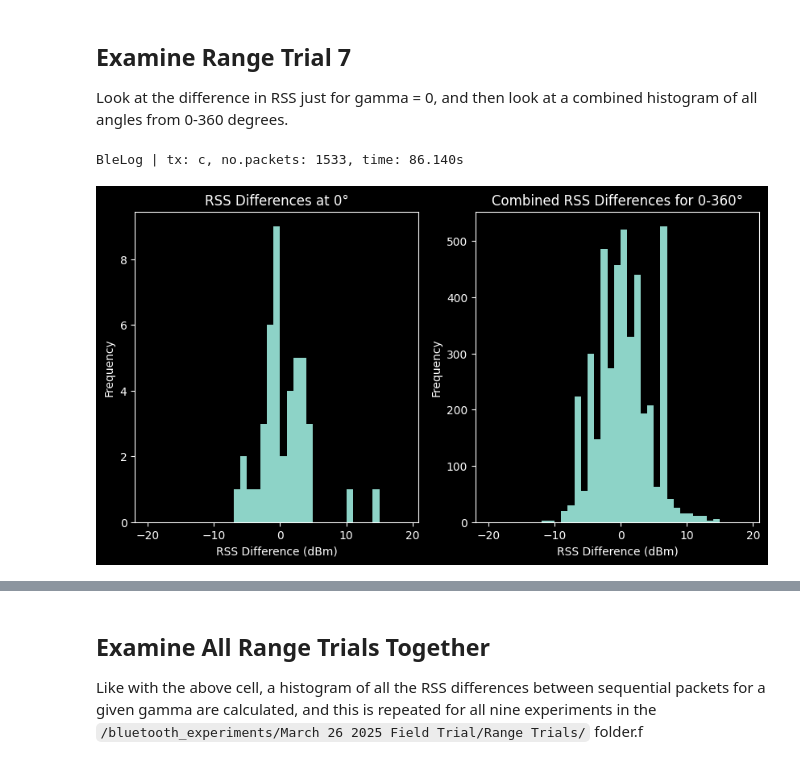
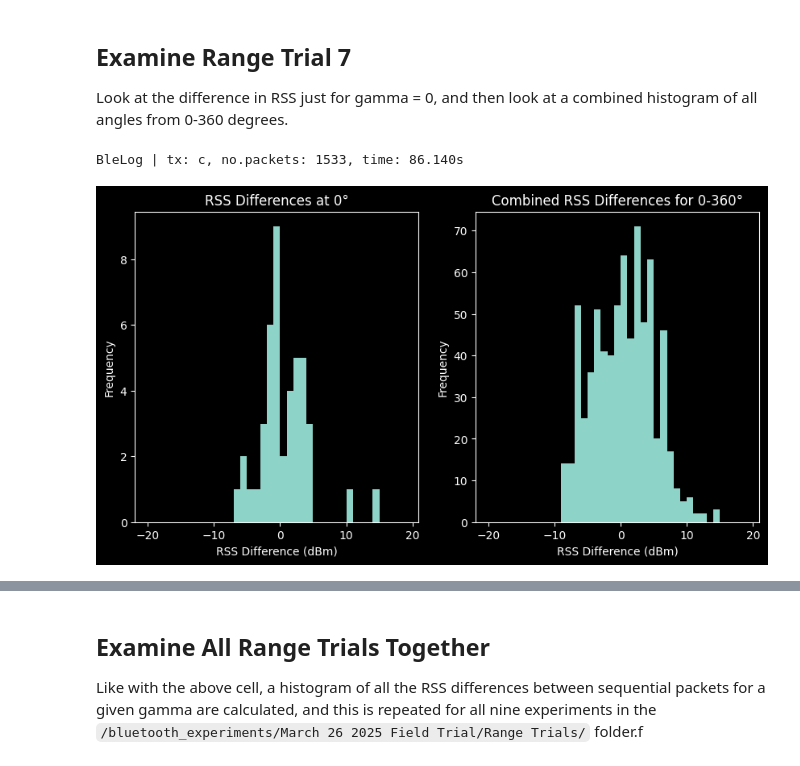
Before and after one commit to SheffieldMLtracking/BLEanalysis, a Jupyter notebook: jupyter/Finley/RSS Differences.ipynb, the cells around one changed output, grey strips where cells are left out. Cells and saved outputs as stored; diff of their text form; code cells hidden in the pictures.

```diff
--- a/jupyter/Finley/RSS Differences.ipynb
+++ b/jupyter/Finley/RSS Differences.ipynb
@@ -29,26 +29,26 @@ Look at the difference in RSS just for gamma = 0, and then look at a combined hi
 # %%
 import numpy as np
 
 range_7_log = BleLog("/home/finley/Git/BLEanalysis/bluetooth_experiments/March 26 2025 Field Trial/Range Trials/7.log", tx_c, None)
 
 plt.figure(figsize=(10, 5))
 plt.subplot(1, 2, 1)
 plt.title("RSS Differences at 0°")
 plt.ylabel("Frequency")
 plt.xlabel("RSS Difference (dBm)")
 plt.hist(rss_diff_at_gamma(range_7_log, 0), bins=np.arange(-20, 20))
 
 plt.subplot(1, 2, 2)
 diffs = []
 
-for degree in range(0, 360 - 1):
+for degree in range(60, 90 - 1):
     diffs.extend(rss_diff_at_gamma(range_7_log, degree))
 
 plt.hist(diffs, bins=np.arange(-20, 20))
 plt.title("Combined RSS Differences for 0-360°")
 plt.ylabel("Frequency")
 plt.xlabel("RSS Difference (dBm)")
 plt.show()
 # %% [output]
 BleLog | tx: c, no.packets: 1533, time: 86.140s
-[figure, old version]
+[figure, new version]
```
Also changed, not shown: parts of 4 cells of this notebook.
